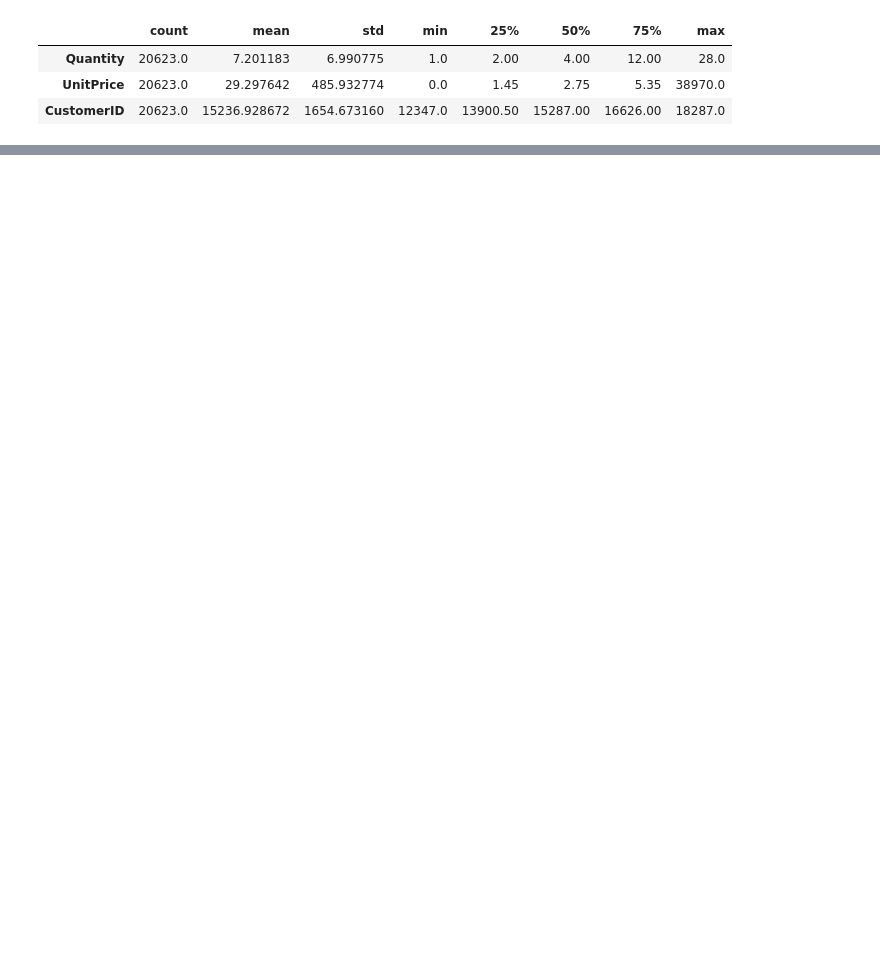
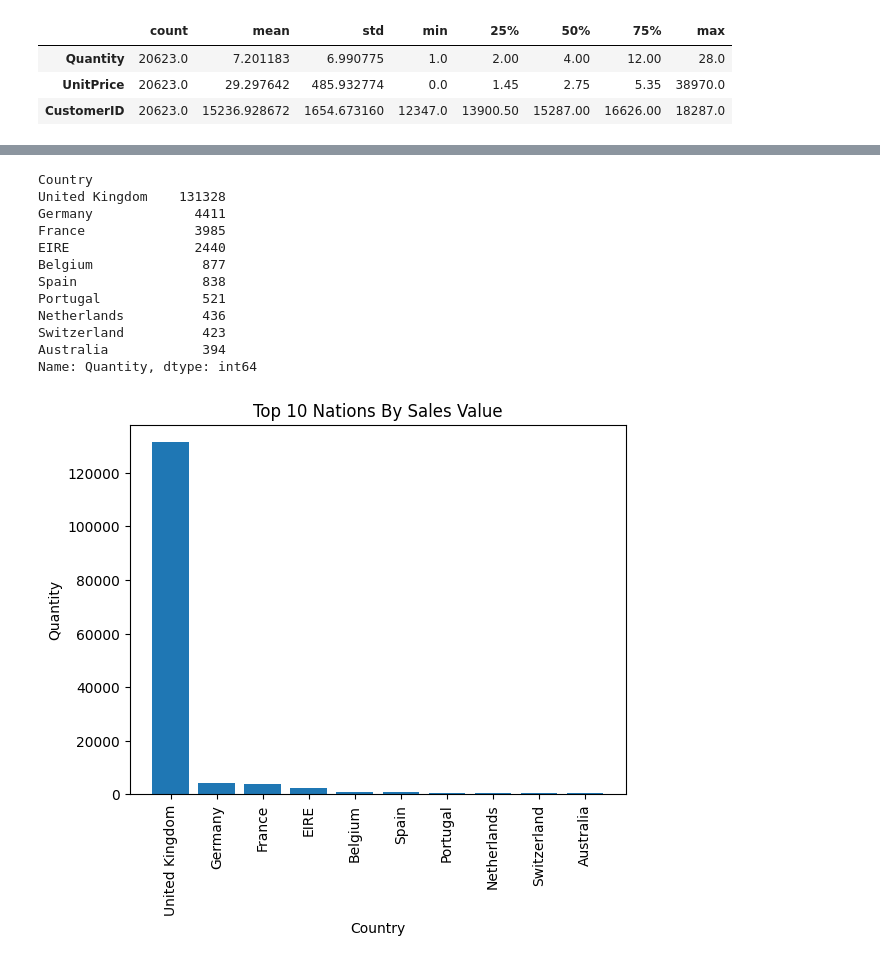
Before and after one commit to ArjunVylat/E-commerce-Purchase-Analysis, a Jupyter notebook: Customer Purchase Analysis for E-Commerce Website.ipynb, the cells around one changed output, grey strips where cells are left out. Cells and saved outputs as stored; diff of their text form; code cells hidden in the pictures; blank space fills up the shorter version.

```diff
--- a/Customer Purchase Analysis for E-Commerce Website.ipynb
+++ b/Customer Purchase Analysis for E-Commerce Website.ipynb
@@ -32,0 +86,25 @@ data.describe().T
+# %%
+top_10_nations = data.groupby('Country')['Quantity'].sum().sort_values(ascending=False)[ : 10]
+
+print(top_10_nations)
+
+plt.bar(top_10_nations.index, top_10_nations.values)
+plt.xticks(rotation = 90)
+plt.xlabel('Country')
+plt.ylabel('Quantity')
+plt.title('Top 10 Nations By Sales Value')
+plt.show()
+# %% [output]
+Country
+United Kingdom    131328
+Germany             4411
+France              3985
+EIRE                2440
+Belgium              877
+Spain                838
+Portugal             521
+Netherlands          436
+Switzerland          423
+Australia            394
+Name: Quantity, dtype: int64
+[figure, added]
```
Also changed, not shown: parts of 4 cells of this notebook.
